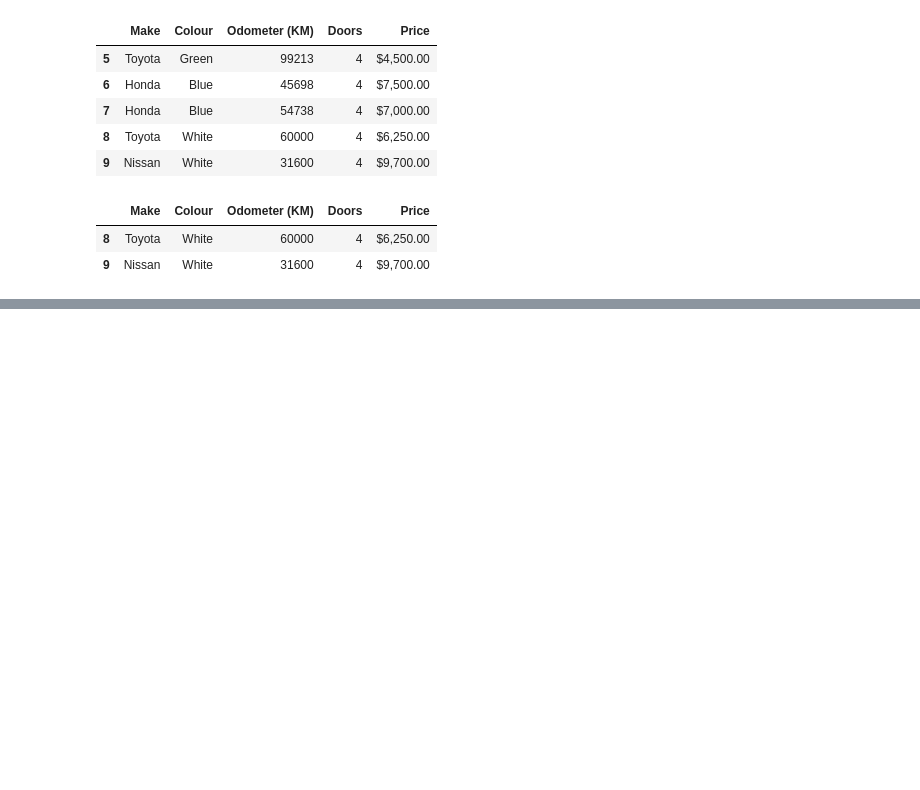
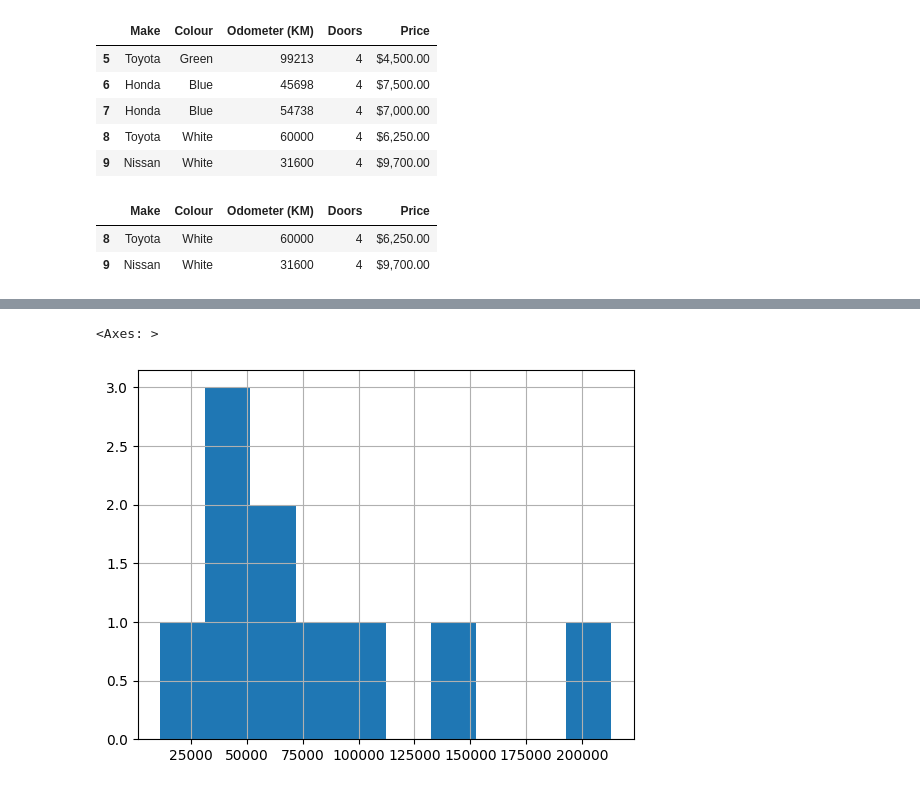
Before and after one commit to pgtech246/pandas_training, a Jupyter notebook: pandas_training.ipynb, the cells around one changed output, grey strips where cells are left out. Saved outputs shown, nothing was run; the diff lists cells and outputs as text; code cells hidden in the pictures; blank space fills up the shorter version.

```diff
--- a/pandas_training.ipynb
+++ b/pandas_training.ipynb
@@ -196,0 +354,5 @@ car_sales.tail(2)
+# %%
+car_sales['Odometer (KM)'].hist()
+# %% [output]
+<Axes: >
+[figure, added]
```
Also changed, not shown: parts of 20 cells of this notebook.
